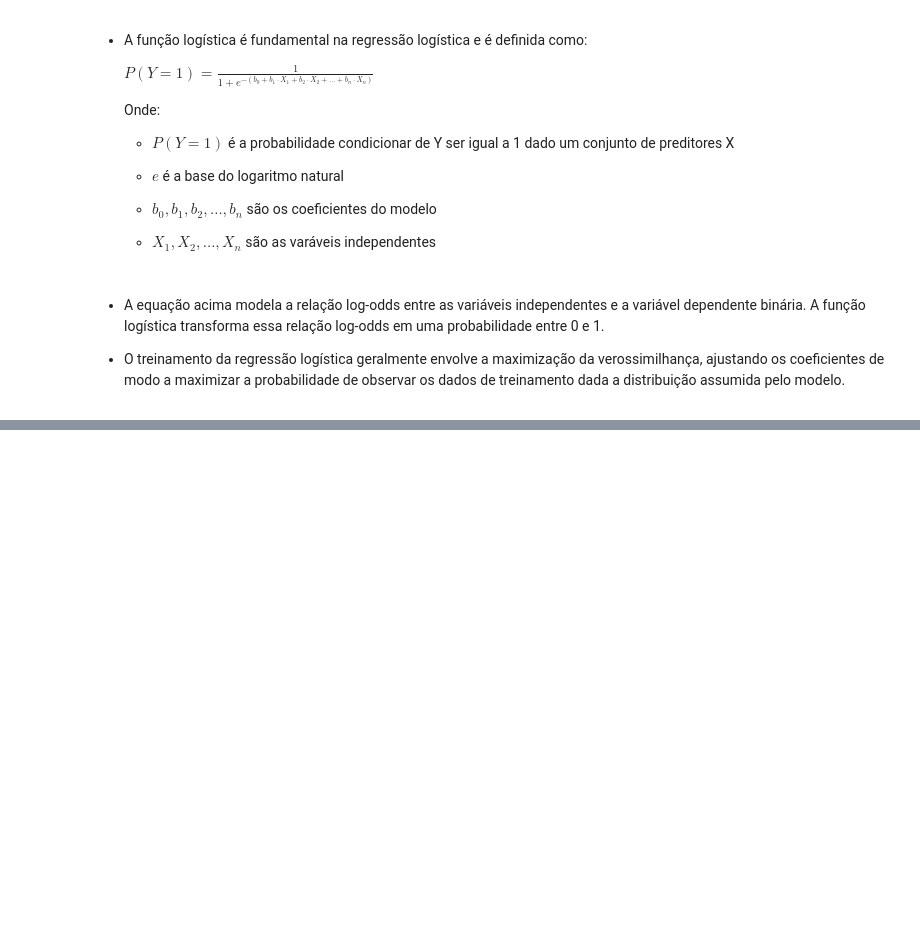
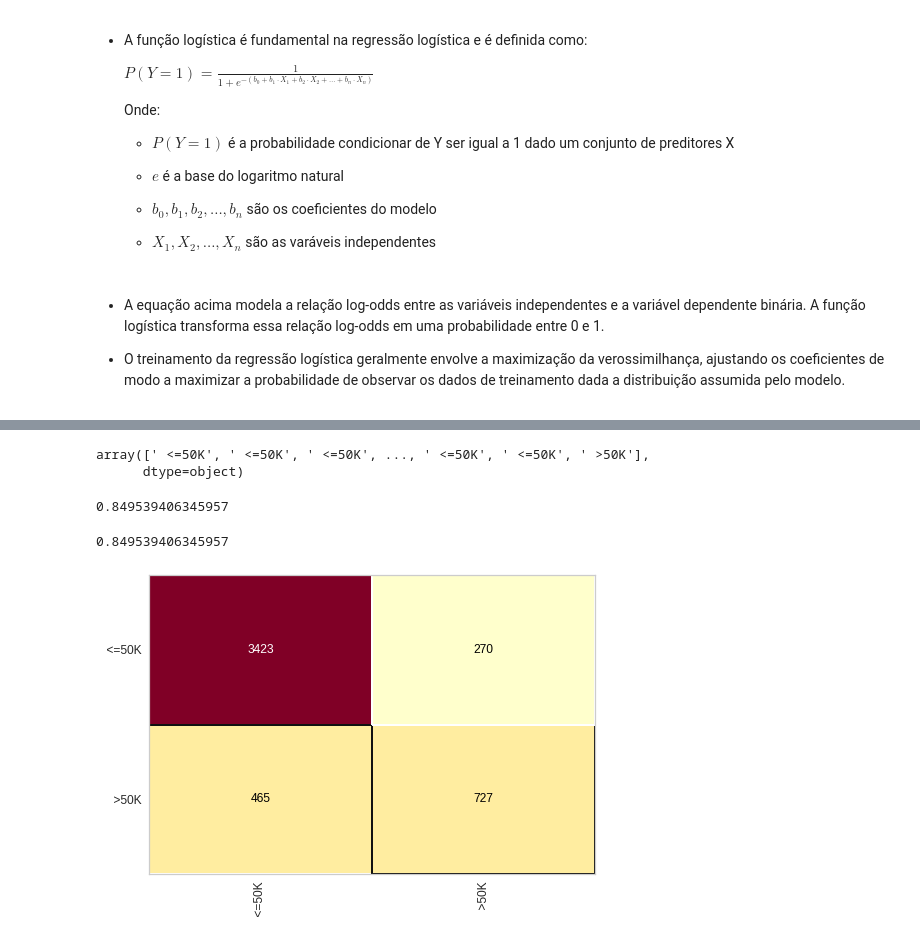
Before and after one commit to CarlosAraujo7/Machine-Learning-Study, a Jupyter notebook: Data Science and Machine Learning.ipynb, the cells around one changed output, grey strips where cells are left out. Cells and saved outputs as stored; diff of their text form; code cells hidden in the pictures; blank space fills up the shorter version.

```diff
--- a/Data Science and Machine Learning.ipynb
+++ b/Data Science and Machine Learning.ipynb
@@ -882,0 +1739,3 @@ print(classification_report(Y_census_teste, previsao))
+# %%
+logistic_census = LogisticRegression(random_state=1)
+logistic_census.fit(X_census_treinamento, Y_census_treinamento)
@@ -882,0 +1768,17 @@ print(classification_report(Y_census_teste, previsao))
+# %%
+previsao = logistic_census.predict(X_census_teste)
+previsao
+# %% [output]
+array([' <=50K', ' <=50K', ' <=50K', ..., ' <=50K', ' <=50K', ' >50K'],
+      dtype=object)
+# %%
+accuracy_score(Y_census_teste, previsao)
+# %% [output]
+0.849539406345957
+# %%
+cm = ConfusionMatrix(logistic_census)
+cm.fit(X_census_treinamento, Y_census_treinamento)
+cm.score(X_census_teste, Y_census_teste)
+# %% [output]
+0.849539406345957
+[figure, added]
```
Also changed, not shown: parts of 166 cells of this notebook.
